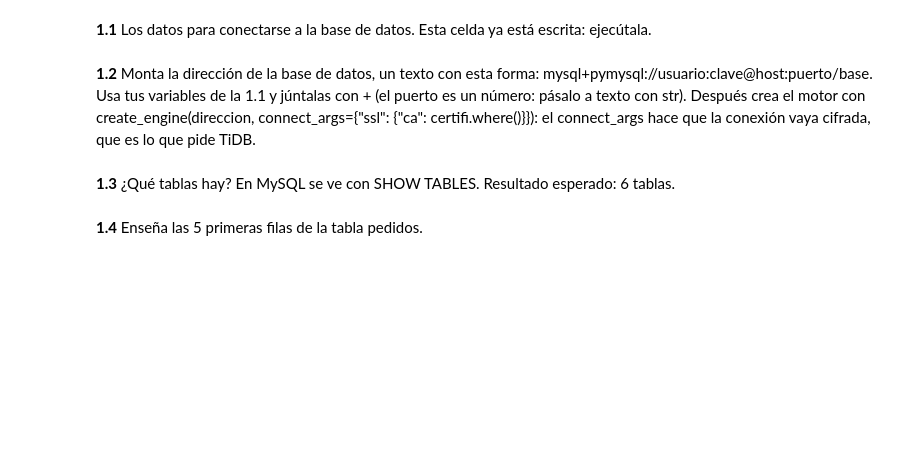
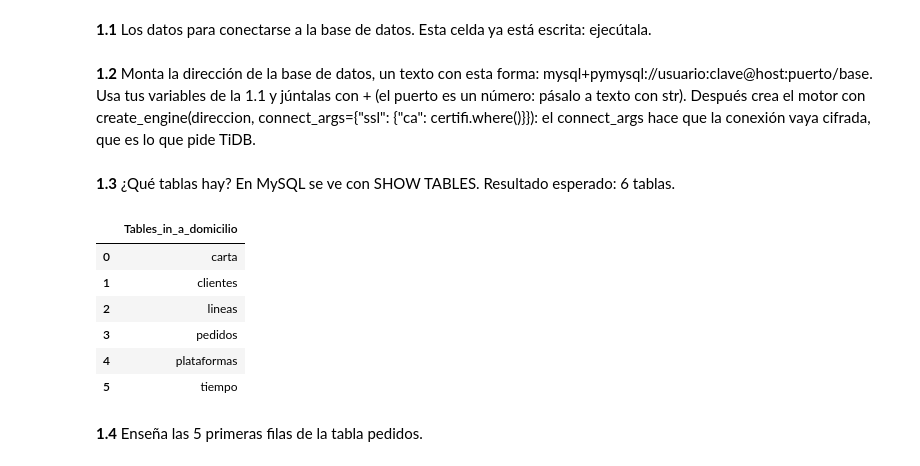
Before and after one commit to eripinor/practica_domicilio, a Jupyter notebook: a_domicilio.ipynb, the cells around one changed output. Saved outputs shown, nothing was run; the diff lists cells and outputs as text; code cells hidden in the pictures; blank space fills up the shorter version.

```diff
--- a/a_domicilio.ipynb
+++ b/a_domicilio.ipynb
@@ -31,4 +74,18 @@ base = "a_domicilio"  # la base de datos del proyecto
 # %% [markdown]
 **1.3** ¿Qué tablas hay? En MySQL se ve con SHOW TABLES. Resultado esperado: 6 tablas.
+# %%
+# Consultar las tablas disponibles
+tablas = pd.read_sql("SHOW TABLES", motor)
+
+# Mostrar el resultado
+tablas
+# %% [output]
+|  | Tables_in_a_domicilio |
+| 0 | carta |
+| 1 | clientes |
+| 2 | lineas |
+| 3 | pedidos |
+| 4 | plataformas |
+| 5 | tiempo |
 # %% [markdown]
 **1.4** Enseña las 5 primeras filas de la tabla pedidos.
```
Also changed, not shown: parts of 11 cells of this notebook.
